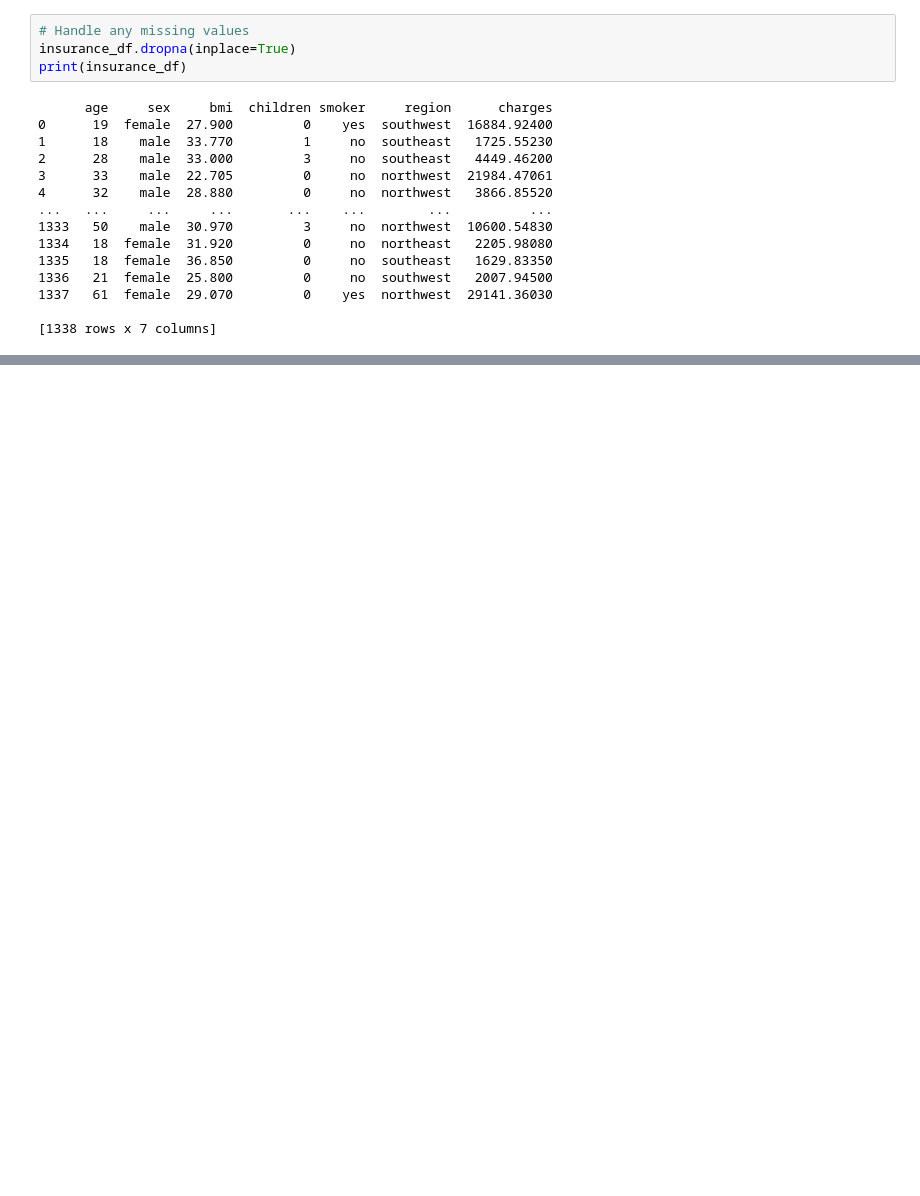
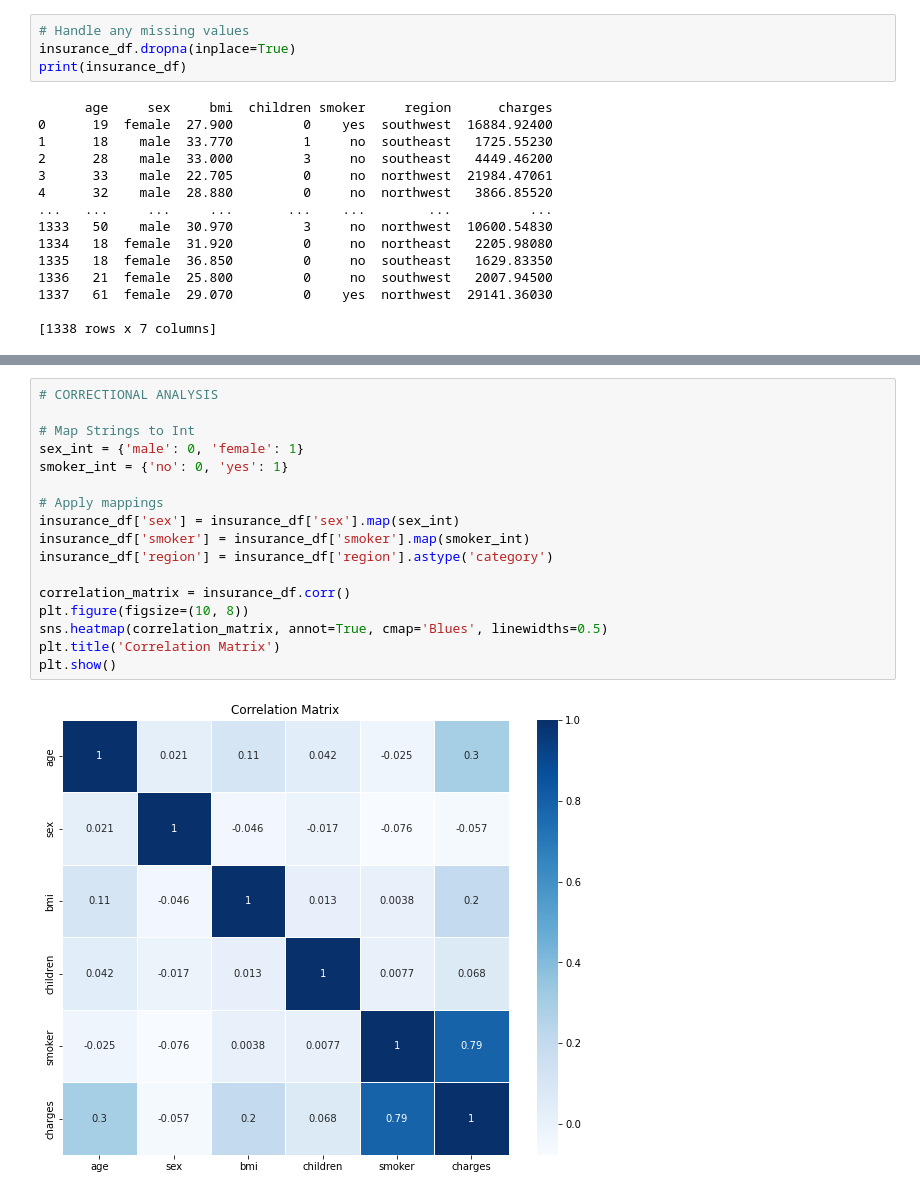
Before and after one commit to vinnynp25/CMSC320-Final-Project, a Jupyter notebook: FinalProject.ipynb, the cells around one changed output, grey strips where cells are left out. Saved outputs shown, nothing was run; the diff lists cells and outputs as text; blank space fills up the shorter version.

```diff
--- a/FinalProject.ipynb
+++ b/FinalProject.ipynb
@@ -88,0 +168,19 @@ Name: count, dtype: int64
+# %%
+# CORRECTIONAL ANALYSIS
+
+# Map Strings to Int
+sex_int = {'male': 0, 'female': 1}
+smoker_int = {'no': 0, 'yes': 1}
+
+# Apply mappings
+insurance_df['sex'] = insurance_df['sex'].map(sex_int)
+insurance_df['smoker'] = insurance_df['smoker'].map(smoker_int)
+insurance_df['region'] = insurance_df['region'].astype('category')
+
+correlation_matrix = insurance_df.corr()
+plt.figure(figsize=(10, 8))
+sns.heatmap(correlation_matrix, annot=True, cmap='Blues', linewidths=0.5)
+plt.title('Correlation Matrix')
+plt.show()
+# %% [output]
+[figure, added]
```
Also changed, not shown: parts of 14 cells of this notebook.
